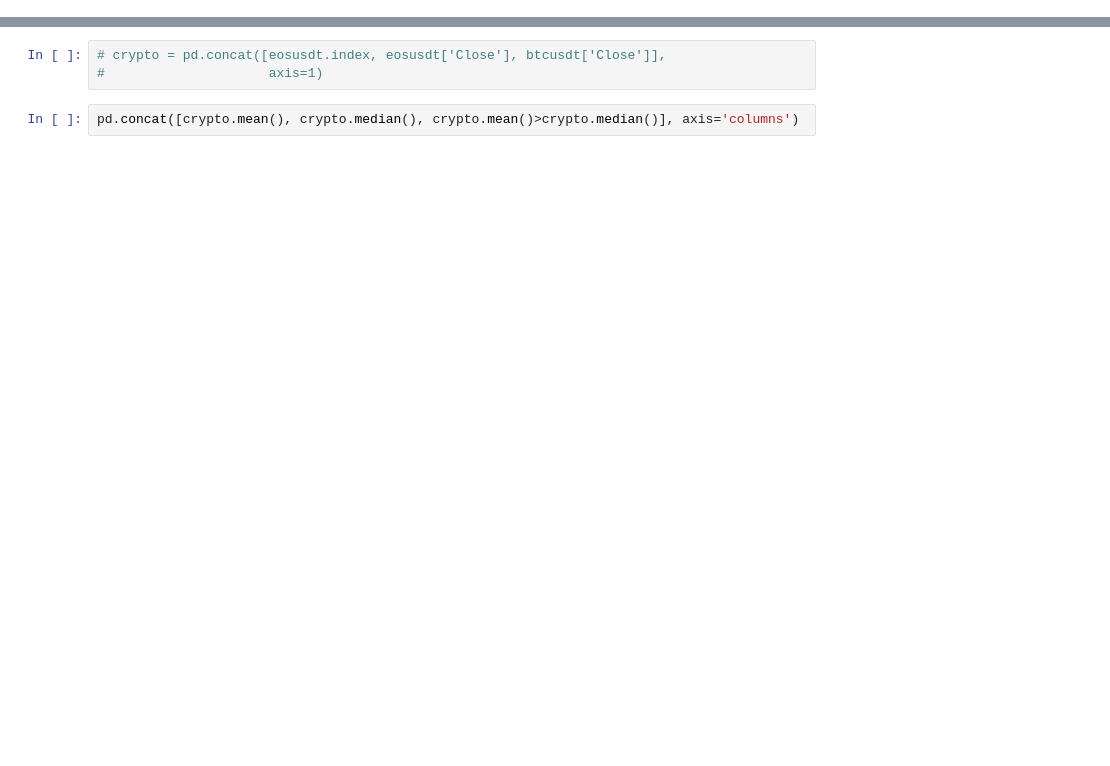
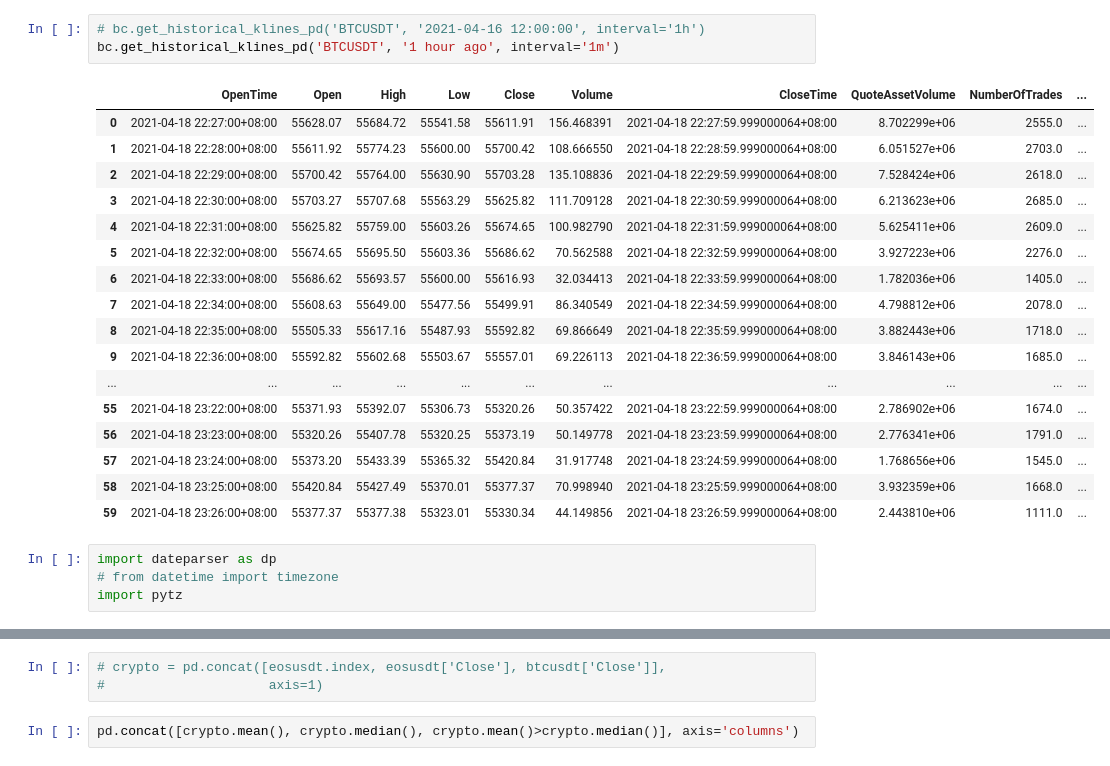
Before and after one commit to sushenghua/CryptoPortfolioDemo, a Jupyter notebook: binance_crypto.ipynb, the cells around one changed output, grey strips where cells are left out. Drawn from its saved outputs; the diff is of its cells as text; blank space fills up the shorter version.

```diff
--- a/binance_crypto.ipynb
+++ b/binance_crypto.ipynb
@@ -35,0 +45,25 @@ crypto.tail()
+# %%
+# bc.get_historical_klines_pd('BTCUSDT', '2021-04-16 12:00:00', interval='1h')
+bc.get_historical_klines_pd('BTCUSDT', '1 hour ago', interval='1m')
+# %% [output]
+|  | OpenTime | Open | High | Low | Close | Volume | CloseTime | QuoteAssetVolume | NumberOfTrades | ... |
+| 0 | 2021-04-18 22:27:00+08:00 | 55628.07 | 55684.72 | 55541.58 | 55611.91 | 156.468391 | 2021-04-18 22:27:59.999000064+08:00 | 8.702299e+06 | 2555.0 | ... |
+| 1 | 2021-04-18 22:28:00+08:00 | 55611.92 | 55774.23 | 55600.00 | 55700.42 | 108.666550 | 2021-04-18 22:28:59.999000064+08:00 | 6.051527e+06 | 2703.0 | ... |
+| 2 | 2021-04-18 22:29:00+08:00 | 55700.42 | 55764.00 | 55630.90 | 55703.28 | 135.108836 | 2021-04-18 22:29:59.999000064+08:00 | 7.528424e+06 | 2618.0 | ... |
+| 3 | 2021-04-18 22:30:00+08:00 | 55703.27 | 55707.68 | 55563.29 | 55625.82 | 111.709128 | 2021-04-18 22:30:59.999000064+08:00 | 6.213623e+06 | 2685.0 | ... |
+| 4 | 2021-04-18 22:31:00+08:00 | 55625.82 | 55759.00 | 55603.26 | 55674.65 | 100.982790 | 2021-04-18 22:31:59.999000064+08:00 | 5.625411e+06 | 2609.0 | ... |
+| 5 | 2021-04-18 22:32:00+08:00 | 55674.65 | 55695.50 | 55603.36 | 55686.62 | 70.562588 | 2021-04-18 22:32:59.999000064+08:00 | 3.927223e+06 | 2276.0 | ... |
+| 6 | 2021-04-18 22:33:00+08:00 | 55686.62 | 55693.57 | 55600.00 | 55616.93 | 32.034413 | 2021-04-18 22:33:59.999000064+08:00 | 1.782036e+06 | 1405.0 | ... |
+| 7 | 2021-04-18 22:34:00+08:00 | 55608.63 | 55649.00 | 55477.56 | 55499.91 | 86.340549 | 2021-04-18 22:34:59.999000064+08:00 | 4.798812e+06 | 2078.0 | ... |
+| 8 | 2021-04-18 22:35:00+08:00 | 55505.33 | 55617.16 | 55487.93 | 55592.82 | 69.866649 | 2021-04-18 22:35:59.999000064+08:00 | 3.882443e+06 | 1718.0 | ... |
+| 9 | 2021-04-18 22:36:00+08:00 | 55592.82 | 55602.68 | 55503.67 | 55557.01 | 69.226113 | 2021-04-18 22:36:59.999000064+08:00 | 3.846143e+06 | 1685.0 | ... |
+| ... | ... | ... | ... | ... | ... | ... | ... | ... | ... | ... |
+| 55 | 2021-04-18 23:22:00+08:00 | 55371.93 | 55392.07 | 55306.73 | 55320.26 | 50.357422 | 2021-04-18 23:22:59.999000064+08:00 | 2.786902e+06 | 1674.0 | ... |
+| 56 | 2021-04-18 23:23:00+08:00 | 55320.26 | 55407.78 | 55320.25 | 55373.19 | 50.149778 | 2021-04-18 23:23:59.999000064+08:00 | 2.776341e+06 | 1791.0 | ... |
+| 57 | 2021-04-18 23:24:00+08:00 | 55373.20 | 55433.39 | 55365.32 | 55420.84 | 31.917748 | 2021-04-18 23:24:59.999000064+08:00 | 1.768656e+06 | 1545.0 | ... |
+| 58 | 2021-04-18 23:25:00+08:00 | 55420.84 | 55427.49 | 55370.01 | 55377.37 | 70.998940 | 2021-04-18 23:25:59.999000064+08:00 | 3.932359e+06 | 1668.0 | ... |
+| 59 | 2021-04-18 23:26:00+08:00 | 55377.37 | 55377.38 | 55323.01 | 55330.34 | 44.149856 | 2021-04-18 23:26:59.999000064+08:00 | 2.443810e+06 | 1111.0 | ... |
+# %%
+import dateparser as dp
+# from datetime import timezone
+import pytz
```
Also changed, not shown: parts of 20 cells of this notebook, 3 other files.
